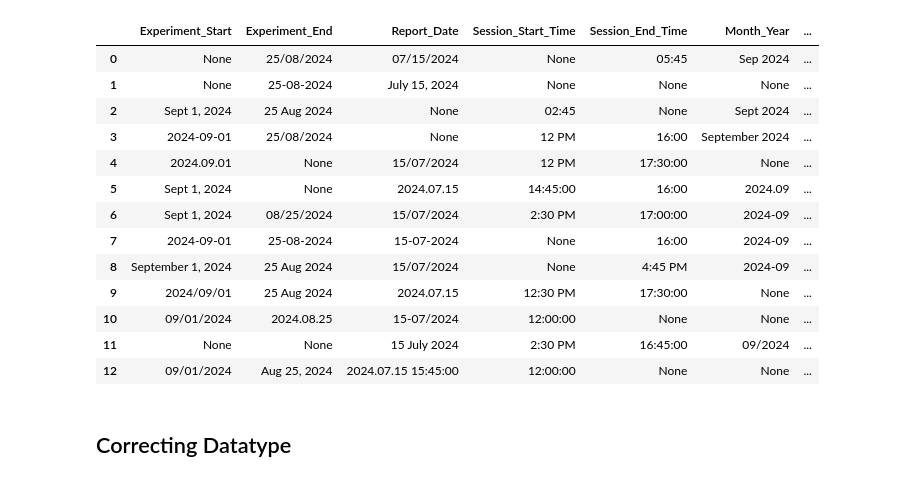
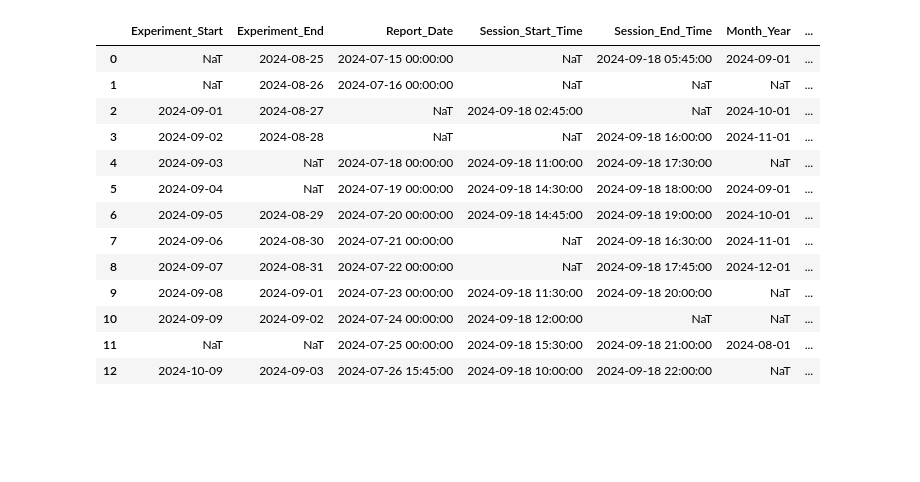
Before and after one commit to itsayushthada/ML-Overview-2024, a Jupyter notebook: Pandas/02_Handling_Date_Time_Data.ipynb, the cells around one changed output. Cells and saved outputs as stored; diff of their text form; code cells hidden in the pictures; blank space fills up the shorter version.

```diff
--- a/Pandas/02_Handling_Date_Time_Data.ipynb
+++ b/Pandas/02_Handling_Date_Time_Data.ipynb
@@ -3,34 +3,26 @@ import pandas as pd
 import numpy as np
 import json
 # %%
-get_df = lambda: pd.DataFrame(json.loads('''{
-  "Experiment_Start": [null, null, "Sept 1, 2024", "2024-09-01", "2024.09.01", "Sept 1, 2024", "Sept 1, 2024", "2024-09-01", "September 1, 2024", "2024/09/01", "09/01/2024", null, "09/01/2024"],
-  "Experiment_End": ["25/08/2024", "25-08-2024", "25 Aug 2024", "25/08/2024", null, null, "08/25/2024", "25-08-2024", "25 Aug 2024", "25 Aug 2024", "2024.08.25", null, "Aug 25, 2024"],
-  "Report_Date": ["07/15/2024", "July 15, 2024", null, null, "15/07/2024", "2024.07.15", "15/07/2024", "15-07-2024", "15/07/2024", "2024.07.15", "15-07/2024", "15 July 2024", "2024.07.15 15:45:00"],
-  "Session_Start_Time": [null, null, "02:45", "12 PM", "12 PM", "14:45:00", "2:30 PM", null, null, "12:30 PM", "12:00:00", "2:30 PM", "12:00:00"],
-  "Session_End_Time": ["05:45", null, null, "16:00", "17:30:00", "16:00", "17:00:00", "16:00", "4:45 PM", "17:30:00", null, "16:45:00", null],
-  "Month_Year": ["Sep 2024", null, "Sept 2024", "September 2024", null, "2024.09", "2024-09", "2024-09", "2024-09", null, null, "09/2024", null],
-  "Temperature_C": [21, 34, 29, 25, 22, 35, 21, 33, 37, 25, 25, 38, 35],
-  "Measurement_Error": [3.205, 3.686, 0.593, 4.865, 4.246, 1.456, 1.318, 1.325, 1.869, 2.861, 2.444, 1.811, 3.253],
-  "Fertilizer_Type": ["Type A", "Type B", "Type C", "Type A", "Type B", null, null, null, "Type B", "Type C", "Type A", null, "Type B"],
-  "Water_Quality": ["Low", "Medium", "High", "Low", "Medium", "High", null, "Low", "Medium", null, null, null, "Low"]
-}'''))
+def get_df():
+    df = pd.DataFrame(json.loads('''{
+          "Experiment_Start": [null, null, "Sept 1, 2024", "2024-09-02", "2024.09.03", "Sept 4, 2024", "Sept 5, 2024", "2024-09-06", "September 7, 2024", "2024/09/08", "09/09/2024", null, "09/10/2024"],
+          "Experiment_End": ["25/08/2024", "26-08-2024", "27 Aug 2024", "28/08/2024", null, null, "08/29/2024", "30-08-2024", "31 Aug 2024", "01 Sep 2024", "2024.09.02", null, "03 Sep 2024"],
+          "Report_Date": ["07/15/2024", "July 16, 2024", null, null, "18/07/2024", "2024.07.19", "20/07/2024", "21-07-2024", "22/07/2024", "2024.07.23", "24-07/2024", "25 July 2024", "2024.07.26 15:45:00"],
+          "Session_Start_Time": [null, null, "02:45", "12 PM", "11:00 AM", "14:30", "2:45 PM", null, null, "11:30 AM", "12:00 PM", "3:30 PM", "10:00 AM"],
+          "Session_End_Time": ["05:45", null, null, "16:00", "17:30", "18:00", "19:00", "16:30", "5:45 PM", "20:00", null, "21:00", "22:00"],
+          "Month_Year": ["Sep 2024", null, "Oct 2024", "November 2024", null, "2024.09", "2024-10", "2024-11", "2024-12", null, null, "08/2024", null],
+          "Temperature_C": [21, 34, 29, 25, 22, 35, 21, 33, 37, 25, 25, 38, 35],
+          "Measurement_Error": [3.205, 3.686, null, 4.865, 4.246, 1.456, 1.318, null, 1.869, 2.861, 2.444, 1.811, 3.253],
+          "Fertilizer_Type": ["Type A", "Type B", "Type C", "Type A", "Type B", null, null, null, "Type B", "Type C", "Type A", null, "Type B"],
+          "Water_Quality": ["Low", "Medium", "High", "Low", "Medium", "High", null, "Low", "Medium", null, null, null, "Low"]
+        }'''))
+
+    # Correcting Data Type
+    df['Experiment_Start'] = pd.to_datetime(df['Experiment_Start'], dayfirst=True, format='mixed', errors='raise')
+    df['Experiment_End'] = pd.to_datetime(df['Experiment_End'], dayfirst=True, format='mixed', errors='raise')
+    df['Report_Date'] = pd.to_datetime(df['Report_Date'], dayfirst=True, format='mixed', errors='raise')
+    df['Session_Start_Time'] = pd.to_datetime(df['Session_Start_Time'], format='mixed', errors='coerce')
+    df['Session_End_Time'] = pd.to_datetime(df['Session_End_Time'], format='mixed', errors='coerce')
+    df['Month_Year'] = pd.to_datetime(df['Month_Year'], format='mixed', errors='coerce')
+
+    return df
-# %%
-get_df()
-# %% [output]
-|  | Experiment_Start | Experiment_End | Report_Date | Session_Start_Time | Session_End_Time | Month_Year | ... |
-| 0 | None | 25/08/2024 | 07/15/2024 | None | 05:45 | Sep 2024 | ... |
-| 1 | None | 25-08-2024 | July 15, 2024 | None | None | None | ... |
-| 2 | Sept 1, 2024 | 25 Aug 2024 | None | 02:45 | None | Sept 2024 | ... |
-| 3 | 2024-09-01 | 25/08/2024 | None | 12 PM | 16:00 | September 2024 | ... |
-| 4 | 2024.09.01 | None | 15/07/2024 | 12 PM | 17:30:00 | None | ... |
-| 5 | Sept 1, 2024 | None | 2024.07.15 | 14:45:00 | 16:00 | 2024.09 | ... |
-| 6 | Sept 1, 2024 | 08/25/2024 | 15/07/2024 | 2:30 PM | 17:00:00 | 2024-09 | ... |
-| 7 | 2024-09-01 | 25-08-2024 | 15-07-2024 | None | 16:00 | 2024-09 | ... |
-| 8 | September 1, 2024 | 25 Aug 2024 | 15/07/2024 | None | 4:45 PM | 2024-09 | ... |
-| 9 | 2024/09/01 | 25 Aug 2024 | 2024.07.15 | 12:30 PM | 17:30:00 | None | ... |
-| 10 | 09/01/2024 | 2024.08.25 | 15-07/2024 | 12:00:00 | None | None | ... |
-| 11 | None | None | 15 July 2024 | 2:30 PM | 16:45:00 | 09/2024 | ... |
-| 12 | 09/01/2024 | Aug 25, 2024 | 2024.07.15 15:45:00 | 12:00:00 | None | None | ... |
-# %% [markdown]
-## Correcting Datatype
@@ -37,2 +31,18 @@ get_df()
 # %%
 df = get_df()
+df
+# %% [output]
+|  | Experiment_Start | Experiment_End | Report_Date | Session_Start_Time | Session_End_Time | Month_Year | ... |
+| 0 | NaT | 2024-08-25 | 2024-07-15 00:00:00 | NaT | 2024-09-18 05:45:00 | 2024-09-01 | ... |
+| 1 | NaT | 2024-08-26 | 2024-07-16 00:00:00 | NaT | NaT | NaT | ... |
+| 2 | 2024-09-01 | 2024-08-27 | NaT | 2024-09-18 02:45:00 | NaT | 2024-10-01 | ... |
+| 3 | 2024-09-02 | 2024-08-28 | NaT | NaT | 2024-09-18 16:00:00 | 2024-11-01 | ... |
+| 4 | 2024-09-03 | NaT | 2024-07-18 00:00:00 | 2024-09-18 11:00:00 | 2024-09-18 17:30:00 | NaT | ... |
+| 5 | 2024-09-04 | NaT | 2024-07-19 00:00:00 | 2024-09-18 14:30:00 | 2024-09-18 18:00:00 | 2024-09-01 | ... |
+| 6 | 2024-09-05 | 2024-08-29 | 2024-07-20 00:00:00 | 2024-09-18 14:45:00 | 2024-09-18 19:00:00 | 2024-10-01 | ... |
+| 7 | 2024-09-06 | 2024-08-30 | 2024-07-21 00:00:00 | NaT | 2024-09-18 16:30:00 | 2024-11-01 | ... |
+| 8 | 2024-09-07 | 2024-08-31 | 2024-07-22 00:00:00 | NaT | 2024-09-18 17:45:00 | 2024-12-01 | ... |
+| 9 | 2024-09-08 | 2024-09-01 | 2024-07-23 00:00:00 | 2024-09-18 11:30:00 | 2024-09-18 20:00:00 | NaT | ... |
+| 10 | 2024-09-09 | 2024-09-02 | 2024-07-24 00:00:00 | 2024-09-18 12:00:00 | NaT | NaT | ... |
+| 11 | NaT | NaT | 2024-07-25 00:00:00 | 2024-09-18 15:30:00 | 2024-09-18 21:00:00 | 2024-08-01 | ... |
+| 12 | 2024-10-09 | 2024-09-03 | 2024-07-26 15:45:00 | 2024-09-18 10:00:00 | 2024-09-18 22:00:00 | NaT | ... |
```
Also changed, not shown: parts of 21 cells of this notebook.
